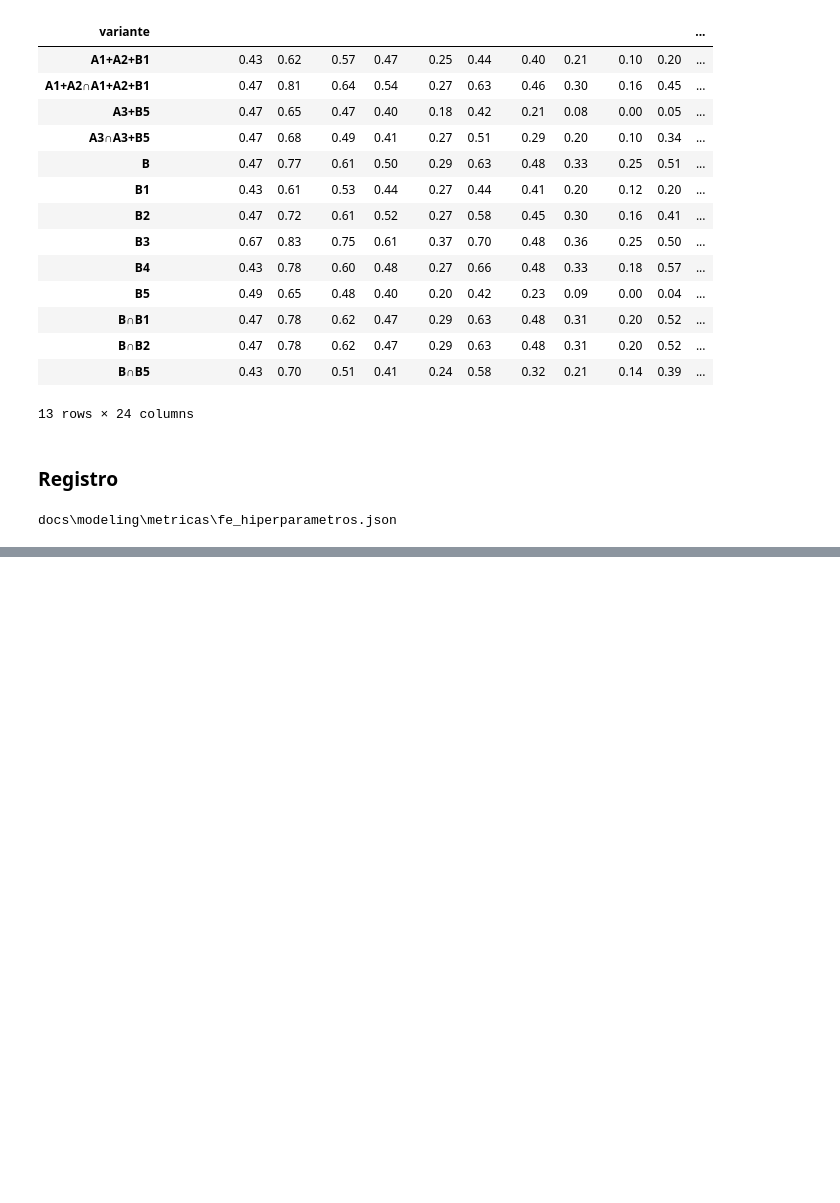
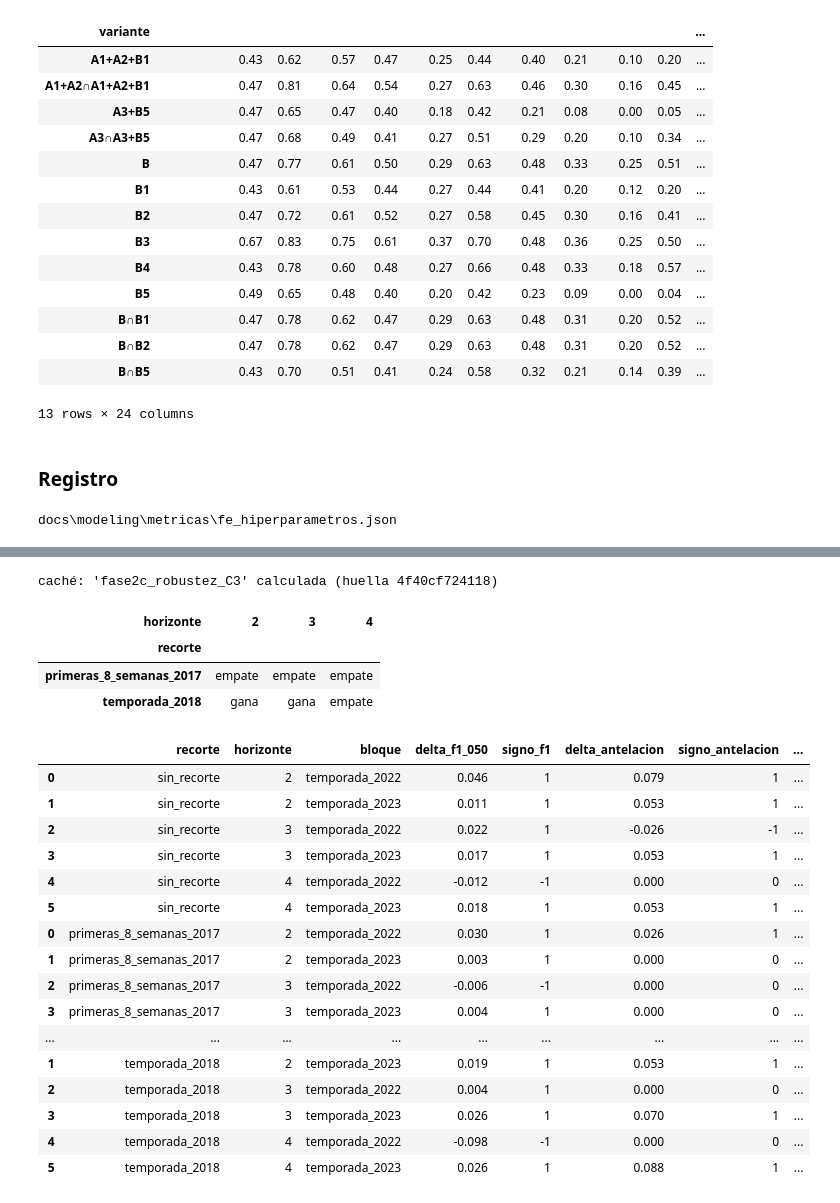
Before and after one commit to panconlocro/Denguekay, a Jupyter notebook: notebooks/32_modelado_fe_inicios.ipynb, the cells around one changed output, grey strips where cells are left out. Saved outputs shown, nothing was run; the diff lists cells and outputs as text; code cells hidden in the pictures; blank space fills up the shorter version.

```diff
--- a/notebooks/32_modelado_fe_inicios.ipynb
+++ b/notebooks/32_modelado_fe_inicios.ipynb
@@ -1174,0 +1209,7 @@ MLflow: run b44dd7d15a354bfdb713e152ac3cab14 en 'denguekay/fe_hiperparametros_fa
+# %%
+PARES_2C = [("C", "B∩C"), ("C3", "B"), ("C", "C3∩C")]
+veredictos_2c = pd.concat([ev.comparar_familia(a, resultados_2c[a]["evaluaciones"], resultados_2c[a]["resumen"],
+                                               b, resultados_2c[b]["evaluaciones"], resultados_2c[b]["resumen"])
+                           for a, b in PARES_2C], ignore_index=True)
+display(veredictos_2c[[c for c in COLS_VEREDICTO if c != "familia"]])
+veredictos_2c.pivot_table(index=["candidata", "referencia"], columns="horizonte", values="veredicto", aggfunc="first")
@@ -1174,0 +1232,6 @@ MLflow: run b44dd7d15a354bfdb713e152ac3cab14 en 'denguekay/fe_hiperparametros_fa
+# %%
+por_par = {f"{a}|{b}": veredictos_2c[veredictos_2c.candidata.eq(a) & veredictos_2c.referencia.eq(b)] for a, b in PARES_2C}
+decision_2c = ev.decidir_combinada(por_par["C|B∩C"], por_par["C3|B"], por_par["C|C3∩C"],
+                                   {n: len(c) for n, c in COLUMNAS_C.items()})
+ELEGIDA_2C = decision_2c["elegida"]
+decision_2c
@@ -1174,0 +1284,60 @@ MLflow: run b44dd7d15a354bfdb713e152ac3cab14 en 'denguekay/fe_hiperparametros_fa
+# %%
+RECORTES = ["primeras_8_semanas_2017", "temporada_2018"]
+if ELEGIDA_2C == "base_6":
+    robustez_2c, signos_2c = pd.DataFrame(), pd.DataFrame()
+    print("Se mantiene base_6: no hay candidata para la robustez.")
+else:
+    fams_e = FAMILIAS_C[ELEGIDA_2C]
+    origenes_e = origenes_c if ELEGIDA_2C == "C" else variables_inicio.origenes(base_origenes, fams_e, CORTE_REFERENCIA)
+
+    def _calcular_robustez():
+        salida = {}
+        for recorte in RECORTES:
+            o = origenes_e.loc[~ev.recorte_robustez(origenes_e, recorte)].reset_index(drop=True)
+            salida[recorte] = {
+                "filas_quitadas": int(len(origenes_e) - len(o)),
+                "candidata": ev.evaluar_y_resumir(matrices, serie, columnas=COLUMNAS_C[ELEGIDA_2C], origenes=o,
+                                                  preparar_bloque=variables_inicio.preparar_bloque(fams_e)),
+                "referencia": ev.evaluar_y_resumir(matrices, serie, columnas=G, origenes=o)}
+        return salida
+
+    robustez = cache.cargar_o_calcular(f"fase2c_robustez_{ELEGIDA_2C}", _calcular_robustez, huella=HUELLA, directorio=CACHE)
+    ref_sin_recorte = "B∩C" if ELEGIDA_2C == "C" else "B"
+    signos = {"sin_recorte": ev.signos_por_temporada(resultados_2c[ELEGIDA_2C]["resumen"], resultados_2c[ref_sin_recorte]["resumen"])}
+    veredictos_rob = []
+    for recorte, r in robustez.items():
+        signos[recorte] = ev.signos_por_temporada(r["candidata"]["resumen"], r["referencia"]["resumen"])
+        veredictos_rob.append(ev.comparar_familia(ELEGIDA_2C, r["candidata"]["evaluaciones"], r["candidata"]["resumen"],
+                                                  "B", r["referencia"]["evaluaciones"], r["referencia"]["resumen"])
+                              .assign(recorte=recorte, filas_quitadas=r["filas_quitadas"]))
+    signos_2c = pd.concat(signos, names=["recorte"]).reset_index(level=0)
+    robustez_2c = pd.concat(veredictos_rob, ignore_index=True)
+    base_signos = signos["sin_recorte"].set_index(["horizonte", "bloque"])
+    signos_2c["mismo_signo_f1"] = [s == base_signos.at[(h, b), "signo_f1"] for s, h, b in zip(signos_2c.signo_f1, signos_2c.horizonte, signos_2c.bloque)]
+    signos_2c["mismo_signo_antelacion"] = [s == base_signos.at[(h, b), "signo_antelacion"] for s, h, b in
+                                           zip(signos_2c.signo_antelacion, signos_2c.horizonte, signos_2c.bloque)]
+    display(robustez_2c.pivot_table(index="recorte", columns="horizonte", values="veredicto", aggfunc="first"))
+signos_2c.round(3) if len(signos_2c) else signos_2c
+# %% [output]
+caché: 'fase2c_robustez_C3' calculada (huella 4f40cf724118)
+| horizonte | 2 | 3 | 4 |
+| recorte |  |  |  |
+| primeras_8_semanas_2017 | empate | empate | empate |
+| temporada_2018 | gana | gana | empate |
+|  | recorte | horizonte | bloque | delta_f1_050 | signo_f1 | delta_antelacion | signo_antelacion | ... |
+| 0 | sin_recorte | 2 | temporada_2022 | 0.046 | 1 | 0.079 | 1 | ... |
+| 1 | sin_recorte | 2 | temporada_2023 | 0.011 | 1 | 0.053 | 1 | ... |
+| 2 | sin_recorte | 3 | temporada_2022 | 0.022 | 1 | -0.026 | -1 | ... |
+| 3 | sin_recorte | 3 | temporada_2023 | 0.017 | 1 | 0.053 | 1 | ... |
+| 4 | sin_recorte | 4 | temporada_2022 | -0.012 | -1 | 0.000 | 0 | ... |
+| 5 | sin_recorte | 4 | temporada_2023 | 0.018 | 1 | 0.053 | 1 | ... |
+| 0 | primeras_8_semanas_2017 | 2 | temporada_2022 | 0.030 | 1 | 0.026 | 1 | ... |
+| 1 | primeras_8_semanas_2017 | 2 | temporada_2023 | 0.003 | 1 | 0.000 | 0 | ... |
+| 2 | primeras_8_semanas_2017 | 3 | temporada_2022 | -0.006 | -1 | 0.000 | 0 | ... |
+| 3 | primeras_8_semanas_2017 | 3 | temporada_2023 | 0.004 | 1 | 0.000 | 0 | ... |
+| ... | ... | ... | ... | ... | ... | ... | ... | ... |
+| 1 | temporada_2018 | 2 | temporada_2023 | 0.019 | 1 | 0.053 | 1 | ... |
+| 2 | temporada_2018 | 3 | temporada_2022 | 0.004 | 1 | 0.000 | 0 | ... |
+| 3 | temporada_2018 | 3 | temporada_2023 | 0.026 | 1 | 0.070 | 1 | ... |
+| 4 | temporada_2018 | 4 | temporada_2022 | -0.098 | -1 | 0.000 | 0 | ... |
+| 5 | temporada_2018 | 4 | temporada_2023 | 0.026 | 1 | 0.088 | 1 | ... |
```
Also changed, not shown: parts of 19 cells of this notebook, 5 other files.
